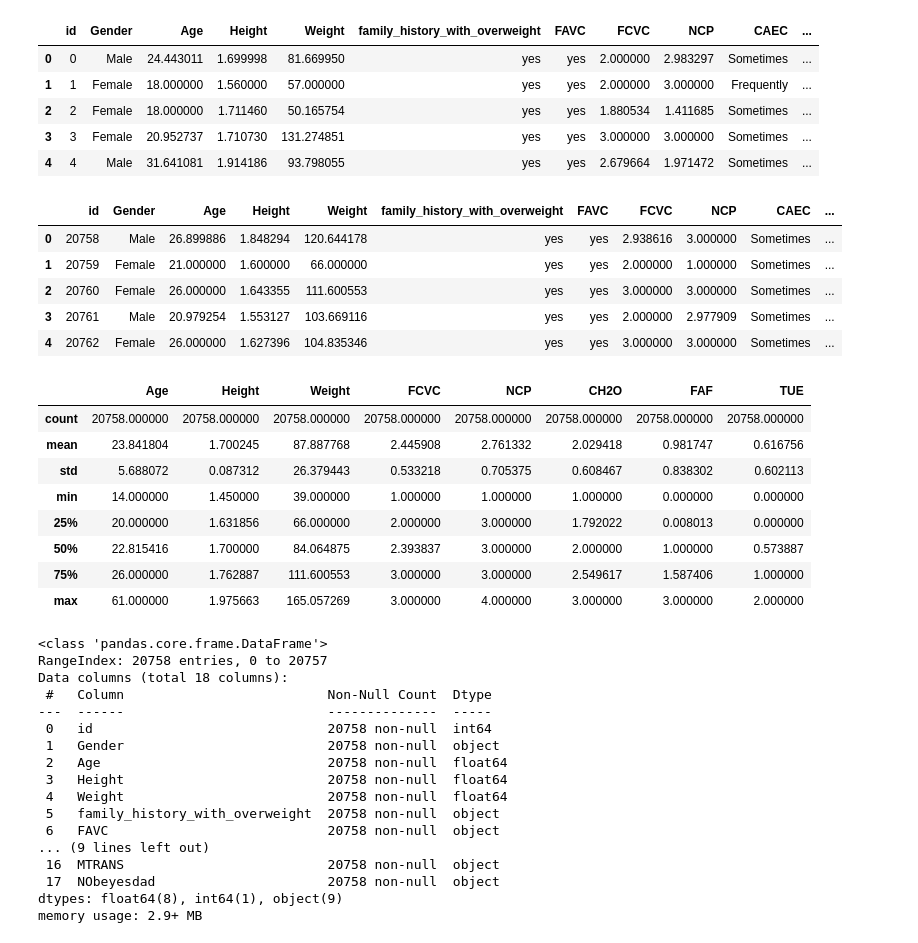
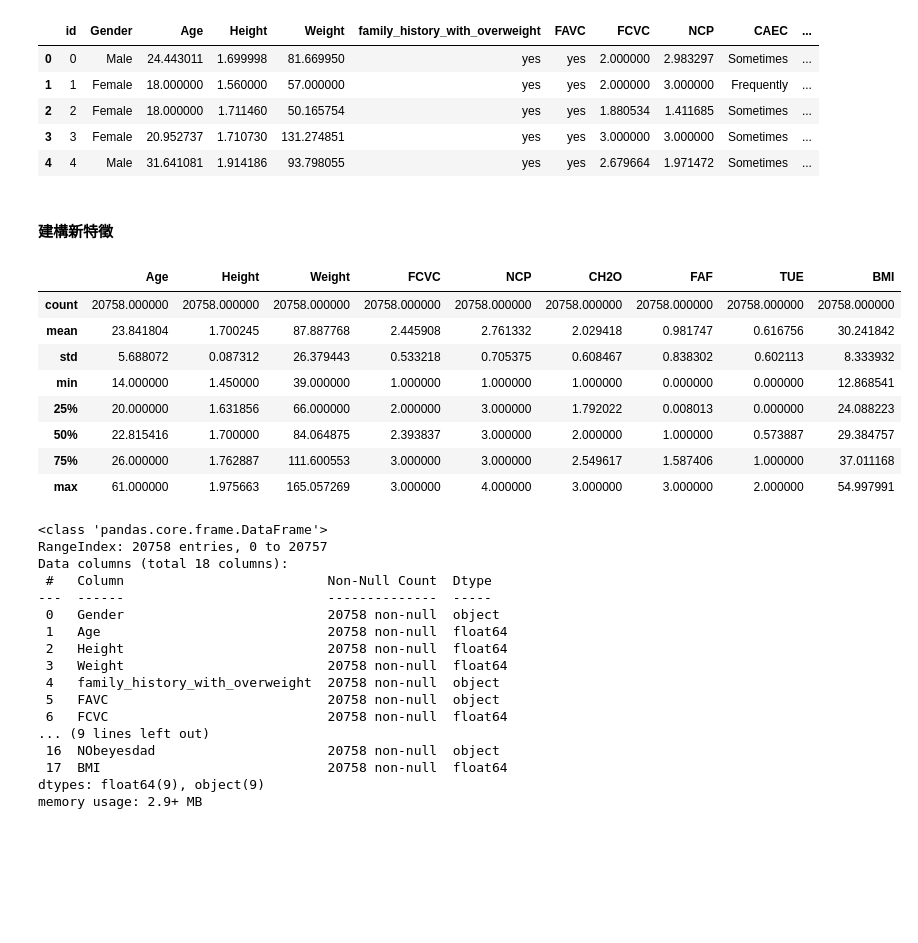
Before and after one commit to ALINYIWEN/Kaggle-Competitions, a Jupyter notebook: Multi-Class Prediction of Obesity Risk.ipynb, the cells around one changed output. Saved outputs shown, nothing was run; the diff lists cells and outputs as text; code cells hidden in the pictures; blank space fills up the shorter version.

```diff
--- a/Multi-Class Prediction of Obesity Risk.ipynb
+++ b/Multi-Class Prediction of Obesity Risk.ipynb
@@ -52,28 +76,26 @@ df_train.head(5)
 | 2 | 2 | Female | 18.000000 | 1.711460 | 50.165754 | yes | yes | 1.880534 | 1.411685 | Sometimes | ... |
 | 3 | 3 | Female | 20.952737 | 1.710730 | 131.274851 | yes | yes | 3.000000 | 3.000000 | Sometimes | ... |
 | 4 | 4 | Male | 31.641081 | 1.914186 | 93.798055 | yes | yes | 2.679664 | 1.971472 | Sometimes | ... |
-# %%
-df_test = pd.read_csv('./data/Multi-Class Prediction of Obesity Risk/test.csv')
-df_test.head(5)
-# %% [output]
-|  | id | Gender | Age | Height | Weight | family_history_with_overweight | FAVC | FCVC | NCP | CAEC | ... |
-| 0 | 20758 | Male | 26.899886 | 1.848294 | 120.644178 | yes | yes | 2.938616 | 3.000000 | Sometimes | ... |
-| 1 | 20759 | Female | 21.000000 | 1.600000 | 66.000000 | yes | yes | 2.000000 | 1.000000 | Sometimes | ... |
-| 2 | 20760 | Female | 26.000000 | 1.643355 | 111.600553 | yes | yes | 3.000000 | 3.000000 | Sometimes | ... |
-| 3 | 20761 | Male | 20.979254 | 1.553127 | 103.669116 | yes | yes | 2.000000 | 2.977909 | Sometimes | ... |
-| 4 | 20762 | Female | 26.000000 | 1.627396 | 104.835346 | yes | yes | 3.000000 | 3.000000 | Sometimes | ... |
+# %% [markdown]
+#### 建構新特徵
+# %%
+df_train.drop("id", axis = 1, inplace = True)
+df_test.drop("id", axis = 1, inplace = True)
+
+df_train['BMI'] = df_train['Weight'] / (df_train['Height']) ** 2
+df_test['BMI'] = df_test['Weight'] / (df_test['Height']) ** 2
 # %%
-df_train.drop(columns=["id"]).describe().style.background_gradient()
+df_train.describe().style.background_gradient()
 # %% [output]
-|  | Age | Height | Weight | FCVC | NCP | CH2O | FAF | TUE |
-| count | 20758.000000 | 20758.000000 | 20758.000000 | 20758.000000 | 20758.000000 | 20758.000000 | 20758.000000 | 20758.000000 |
-| mean | 23.841804 | 1.700245 | 87.887768 | 2.445908 | 2.761332 | 2.029418 | 0.981747 | 0.616756 |
-| std | 5.688072 | 0.087312 | 26.379443 | 0.533218 | 0.705375 | 0.608467 | 0.838302 | 0.602113 |
-| min | 14.000000 | 1.450000 | 39.000000 | 1.000000 | 1.000000 | 1.000000 | 0.000000 | 0.000000 |
-| 25% | 20.000000 | 1.631856 | 66.000000 | 2.000000 | 3.000000 | 1.792022 | 0.008013 | 0.000000 |
-| 50% | 22.815416 | 1.700000 | 84.064875 | 2.393837 | 3.000000 | 2.000000 | 1.000000 | 0.573887 |
-| 75% | 26.000000 | 1.762887 | 111.600553 | 3.000000 | 3.000000 | 2.549617 | 1.587406 | 1.000000 |
-| max | 61.000000 | 1.975663 | 165.057269 | 3.000000 | 4.000000 | 3.000000 | 3.000000 | 2.000000 |
+|  | Age | Height | Weight | FCVC | NCP | CH2O | FAF | TUE | BMI |
+| count | 20758.000000 | 20758.000000 | 20758.000000 | 20758.000000 | 20758.000000 | 20758.000000 | 20758.000000 | 20758.000000 | 20758.000000 |
+| mean | 23.841804 | 1.700245 | 87.887768 | 2.445908 | 2.761332 | 2.029418 | 0.981747 | 0.616756 | 30.241842 |
+| std | 5.688072 | 0.087312 | 26.379443 | 0.533218 | 0.705375 | 0.608467 | 0.838302 | 0.602113 | 8.333932 |
+| min | 14.000000 | 1.450000 | 39.000000 | 1.000000 | 1.000000 | 1.000000 | 0.000000 | 0.000000 | 12.868541 |
+| 25% | 20.000000 | 1.631856 | 66.000000 | 2.000000 | 3.000000 | 1.792022 | 0.008013 | 0.000000 | 24.088223 |
+| 50% | 22.815416 | 1.700000 | 84.064875 | 2.393837 | 3.000000 | 2.000000 | 1.000000 | 0.573887 | 29.384757 |
+| 75% | 26.000000 | 1.762887 | 111.600553 | 3.000000 | 3.000000 | 2.549617 | 1.587406 | 1.000000 | 37.011168 |
+| max | 61.000000 | 1.975663 | 165.057269 | 3.000000 | 4.000000 | 3.000000 | 3.000000 | 2.000000 | 54.997991 |
 # %%
 df_train.info()
 # %% [output]
@@ -82,15 +104,15 @@ RangeIndex: 20758 entries, 0 to 20757
 Data columns (total 18 columns):
  #   Column                          Non-Null Count  Dtype
 ---  ------                          --------------  -----
- 0   id                              20758 non-null  int64
- 1   Gender                          20758 non-null  object
- 2   Age                             20758 non-null  float64
- 3   Height                          20758 non-null  float64
- 4   Weight                          20758 non-null  float64
- 5   family_history_with_overweight  20758 non-null  object
- 6   FAVC                            20758 non-null  object
+ 0   Gender                          20758 non-null  object
+ 1   Age                             20758 non-null  float64
+ 2   Height                          20758 non-null  float64
+ 3   Weight                          20758 non-null  float64
+ 4   family_history_with_overweight  20758 non-null  object
+ 5   FAVC                            20758 non-null  object
+ 6   FCVC                            20758 non-null  float64
 ... (9 lines left out)
- 16  MTRANS                          20758 non-null  object
- 17  NObeyesdad                      20758 non-null  object
-dtypes: float64(8), int64(1), object(9)
+ 16  NObeyesdad                      20758 non-null  object
+ 17  BMI                             20758 non-null  float64
+dtypes: float64(9), object(9)
 memory usage: 2.9+ MB
```
Also changed, not shown: parts of 10 cells of this notebook.
